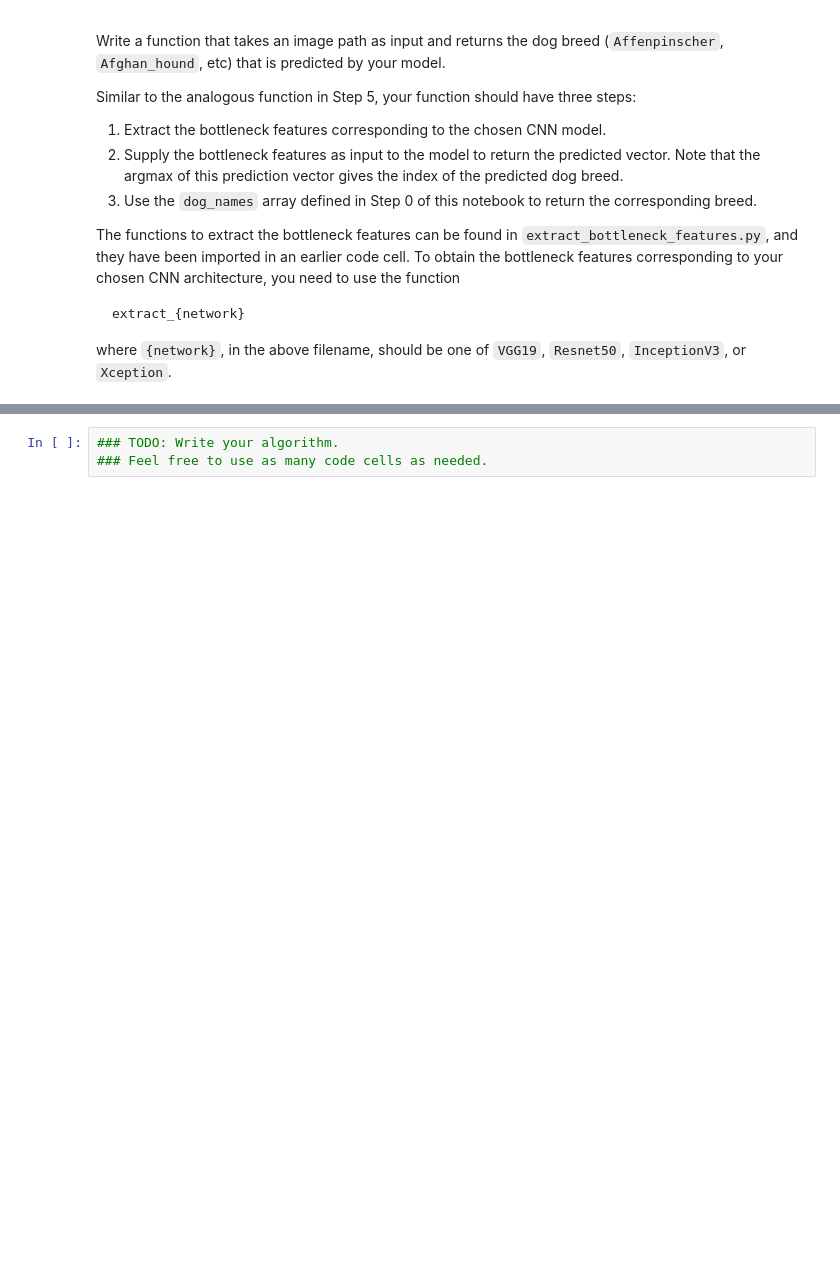
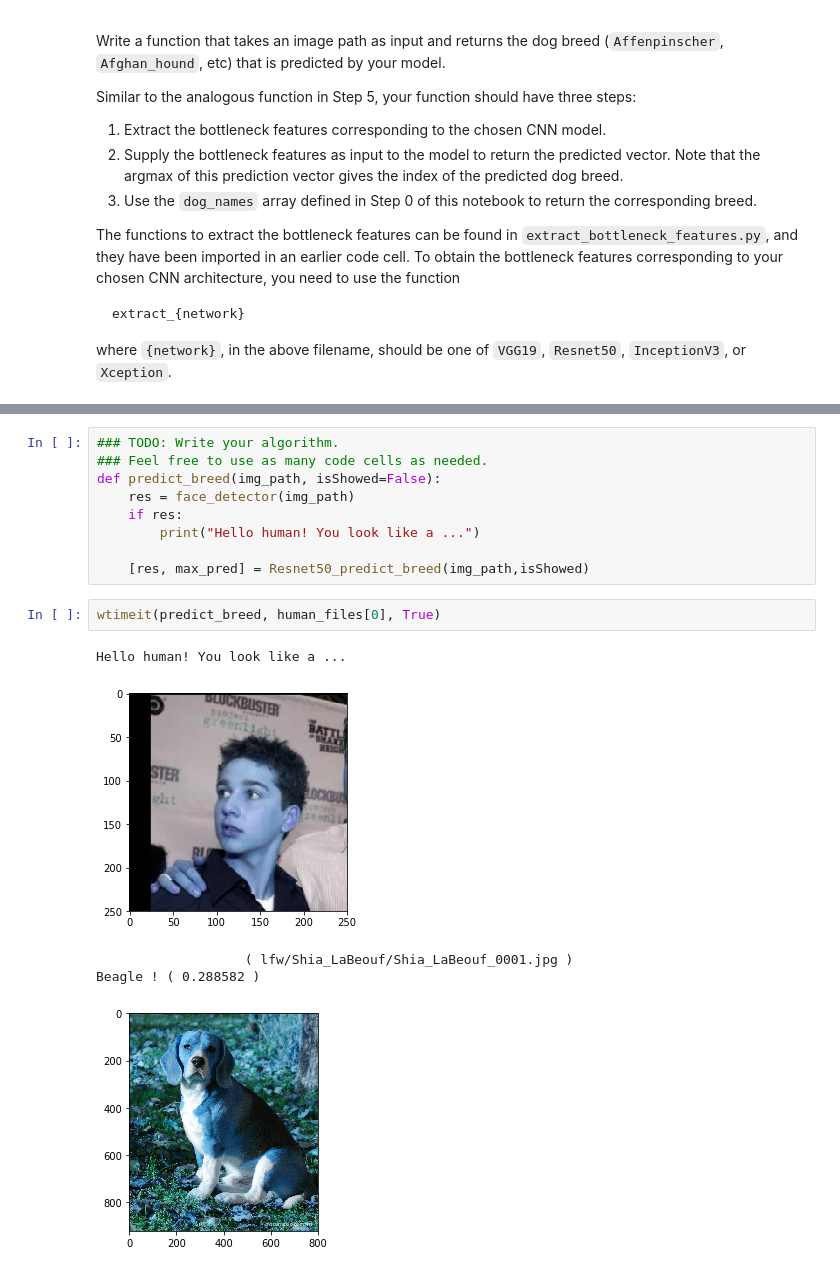
Before and after one commit to arecavn/dog-project, a Jupyter notebook: dog_app.ipynb, the cells around one changed output, grey strips where cells are left out. Drawn from its saved outputs; the diff is of its cells as text; blank space fills up the shorter version.

```diff
--- a/dog_app.ipynb
+++ b/dog_app.ipynb
@@ -609,3 +810,17 @@ Some sample output for our algorithm is provided below, but feel free to design
 # %%
 ### TODO: Write your algorithm.
 ### Feel free to use as many code cells as needed.
+def predict_breed(img_path, isShowed=False):
+    res = face_detector(img_path)
+    if res:
+        print("Hello human! You look like a ...")
+
+    [res, max_pred] = Resnet50_predict_breed(img_path,isShowed)
+# %%
+wtimeit(predict_breed, human_files[0], True)
+# %% [output]
+Hello human! You look like a ...
+[figure, added]
+                   ( lfw/Shia_LaBeouf/Shia_LaBeouf_0001.jpg )
+Beagle ! ( 0.288582 )
+[figure, added]
```
Also changed, not shown: parts of 32 cells of this notebook, 1 other file.
